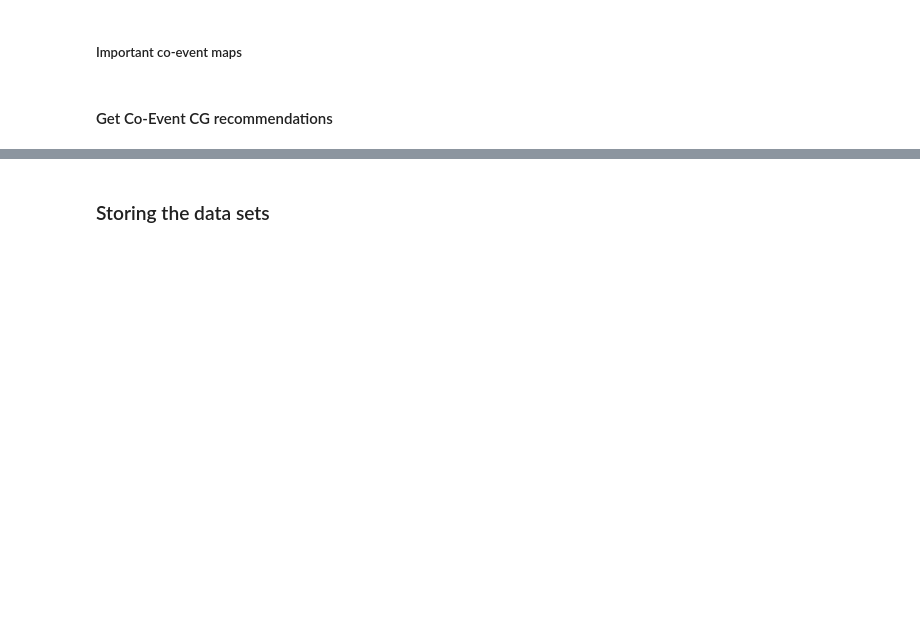
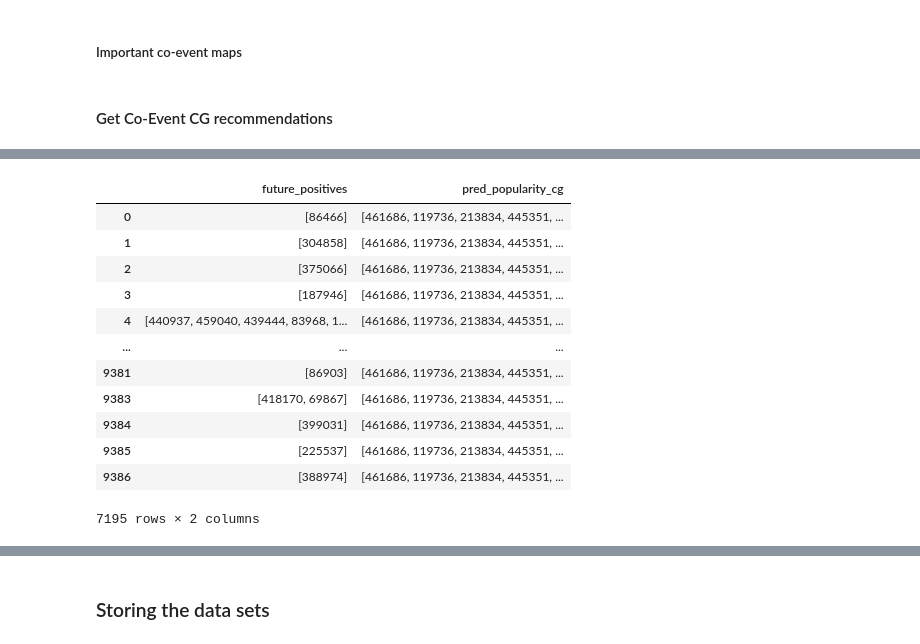
Before and after one commit to Ashu-42/TwoStage_RecommenderSystems_RetailRocket, a Jupyter notebook: notebook/02_data_creation_and_basic_cgs.ipynb, the cells around one changed output, grey strips where cells are left out. Drawn from its saved outputs; the diff is of its cells as text; code cells hidden in the pictures; blank space fills up the shorter version.

```diff
--- a/notebook/02_data_creation_and_basic_cgs.ipynb
+++ b/notebook/02_data_creation_and_basic_cgs.ipynb
@@ -147,7 +147,7 @@ all_cols.remove('prev_ts')
 sessionized_events_df = sessionized_events_df[all_cols]
 
 # splitting for train and test time-wise
-session_train, session_test = train_test_split(sessionized_events_df, test_size=0.4, shuffle=False)
+session_train, session_test = train_test_split(sessionized_events_df, test_size=0.2, shuffle=False)
 
 # storing ordered transactions df (it will be sorted since sessionized_df is sorted now)
 orders_train = session_train[session_train.transactionid.notnull()]
@@ -499,0 +532,16 @@ Co-interaction CG evalutaion :  {'mean_hitrate_k': 0.38137541806020064, 'mean_re
+# %%
+query_input.loc[(query_input.past_view_count <= 10), ['future_positives', 'pred_popularity_cg']]
+# %% [output]
+|  | future_positives | pred_popularity_cg |
+| 0 | [86466] | [461686, 119736, 213834, 445351, ... |
+| 1 | [304858] | [461686, 119736, 213834, 445351, ... |
+| 2 | [375066] | [461686, 119736, 213834, 445351, ... |
+| 3 | [187946] | [461686, 119736, 213834, 445351, ... |
+| 4 | [440937, 459040, 439444, 83968, 1... | [461686, 119736, 213834, 445351, ... |
+| ... | ... | ... |
+| 9381 | [86903] | [461686, 119736, 213834, 445351, ... |
+| 9383 | [418170, 69867] | [461686, 119736, 213834, 445351, ... |
+| 9384 | [399031] | [461686, 119736, 213834, 445351, ... |
+| 9385 | [225537] | [461686, 119736, 213834, 445351, ... |
+| 9386 | [388974] | [461686, 119736, 213834, 445351, ... |
+7195 rows × 2 columns
```
Also changed, not shown: parts of 7 cells of this notebook.
